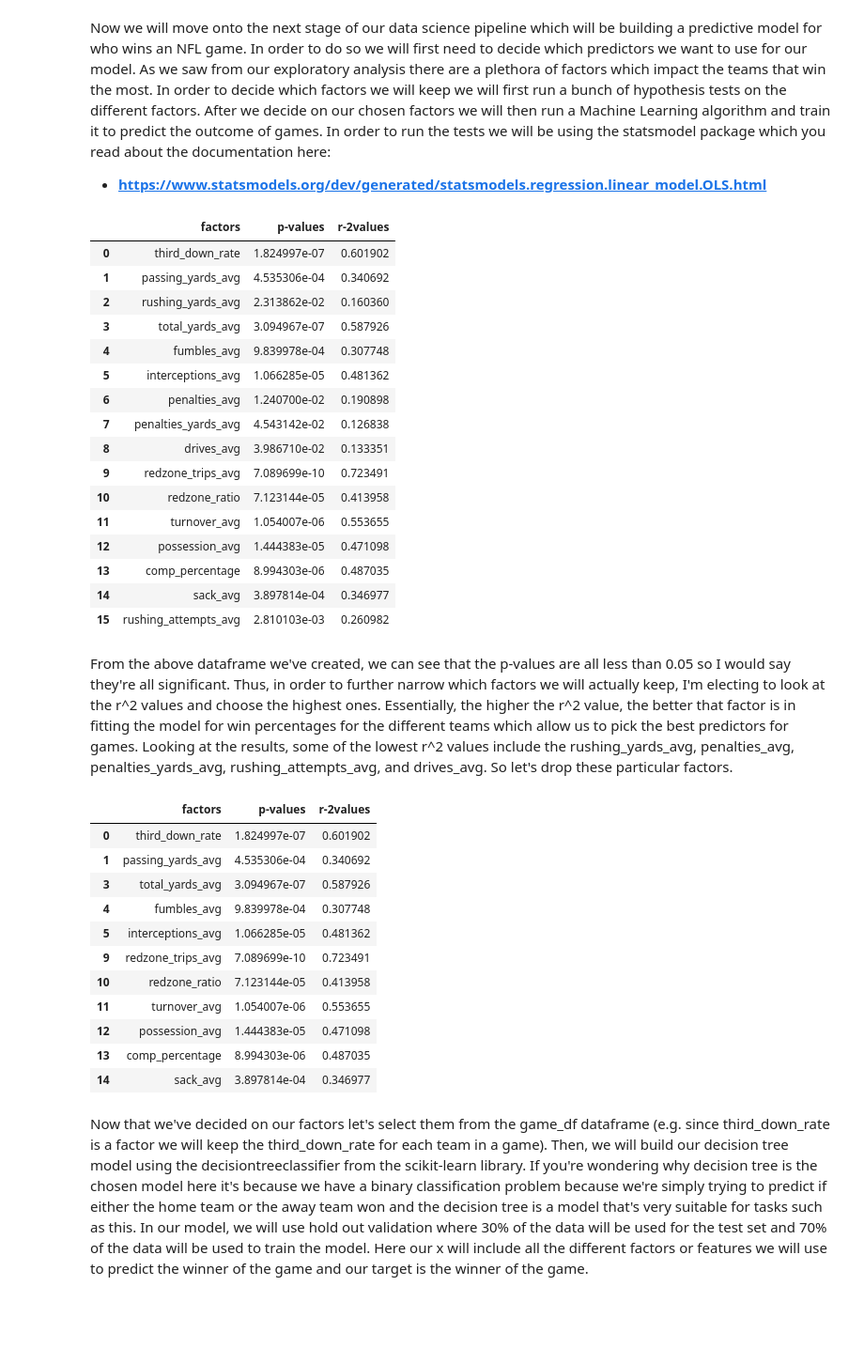
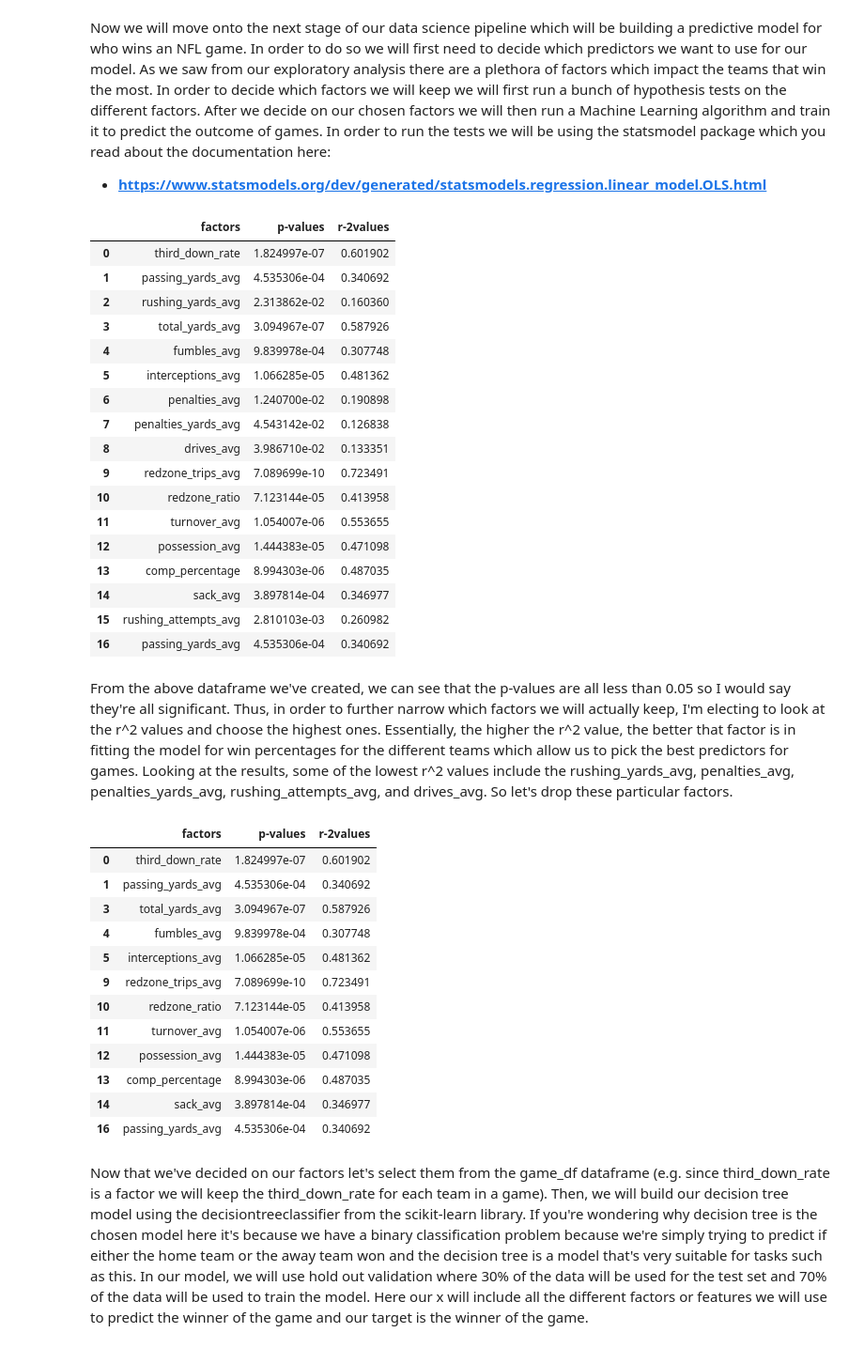
Before and after one commit to BraydenNgo/braydenngo.github.io, a Jupyter notebook: cmsc320finalngo/ngo_final_project (3).ipynb, the cells around one changed output. Shown at 94% size. Cells and saved outputs as stored; diff of their text form; code cells hidden in the pictures; blank space fills up the shorter version.

```diff
--- a/cmsc320finalngo/ngo_final_project (3).ipynb
+++ b/cmsc320finalngo/ngo_final_project (3).ipynb
@@ -1218,7 +1218,7 @@ def hypothesisTest(factor):
 game_factors_df = pd.DataFrame()
 # create a lsit of the different game factors or features we want to run regression on
 game_factors_lst = ['third_down_rate', 'passing_yards_avg', 'rushing_yards_avg', 'total_yards_avg', 'fumbles_avg', 'interceptions_avg', 'penalties_avg', 'penalties_yards_avg', 'drives_avg', 'redzone_trips_avg', 'redzone_ratio',
-                    'turnover_avg', 'possession_avg', 'comp_percentage', 'sack_avg', 'rushing_attempts_avg']
+                    'turnover_avg', 'possession_avg', 'comp_percentage', 'sack_avg', 'rushing_attempts_avg', 'passing_yards_avg']
 # create a separate list for the p values and the r^2 values
 pvalues_lst = []
 r2values_lst = []
@@ -1229,33 +1229,34 @@ for factor in game_factors_lst:
     results = hypothesisTest(factor)
     # add the p value and r^2 value to corresponding list
     pvalues_lst.append(results[0])
     r2values_lst.append(results[1])
 
 # create new dataframe for the different game factors and corresponding p values and r^2 values to be easier to read
 game_factors_df['factors'] = game_factors_lst
 game_factors_df['p-values'] = pvalues_lst
 game_factors_df['r-2values'] = r2values_lst
 
 # output the dataframe
 display(game_factors_df)
 # %% [output]
 |  | factors | p-values | r-2values |
 | 0 | third_down_rate | 1.824997e-07 | 0.601902 |
 | 1 | passing_yards_avg | 4.535306e-04 | 0.340692 |
 | 2 | rushing_yards_avg | 2.313862e-02 | 0.160360 |
 | 3 | total_yards_avg | 3.094967e-07 | 0.587926 |
 | 4 | fumbles_avg | 9.839978e-04 | 0.307748 |
 | 5 | interceptions_avg | 1.066285e-05 | 0.481362 |
 | 6 | penalties_avg | 1.240700e-02 | 0.190898 |
 | 7 | penalties_yards_avg | 4.543142e-02 | 0.126838 |
 | 8 | drives_avg | 3.986710e-02 | 0.133351 |
 | 9 | redzone_trips_avg | 7.089699e-10 | 0.723491 |
 | 10 | redzone_ratio | 7.123144e-05 | 0.413958 |
 | 11 | turnover_avg | 1.054007e-06 | 0.553655 |
 | 12 | possession_avg | 1.444383e-05 | 0.471098 |
 | 13 | comp_percentage | 8.994303e-06 | 0.487035 |
 | 14 | sack_avg | 3.897814e-04 | 0.346977 |
 | 15 | rushing_attempts_avg | 2.810103e-03 | 0.260982 |
+| 16 | passing_yards_avg | 4.535306e-04 | 0.340692 |
 # %% [markdown]
 From the above dataframe we've created, we can see that the p-values are all less than 0.05 so I would say they're all significant. Thus, in order to further narrow which factors we will actually keep, I'm electing to look at the r^2 values and choose the highest ones. Essentially, the higher the r^2 value, the better that factor is in fitting the model for win percentages for the different teams which allow us to pick the best predictors for games. Looking at the results, some of the lowest r^2 values include the rushing_yards_avg, penalties_avg, penalties_yards_avg, rushing_attempts_avg, and drives_avg. So let's drop these particular factors.
 # %%
@@ -1279,6 +1280,7 @@ display(game_factors_df)
 | 12 | possession_avg | 1.444383e-05 | 0.471098 |
 | 13 | comp_percentage | 8.994303e-06 | 0.487035 |
 | 14 | sack_avg | 3.897814e-04 | 0.346977 |
+| 16 | passing_yards_avg | 4.535306e-04 | 0.340692 |
 # %% [markdown]
 Now that we've decided on our factors let's select them from the game_df dataframe (e.g. since third_down_rate is a factor we will keep the third_down_rate for each team in a game). Then, we will build our decision tree model using the decisiontreeclassifier from the scikit-learn library. If you're wondering why decision tree is the chosen model here it's because we have a binary classification problem because we're simply trying to predict if either the home team or the away team won and the decision tree is a model that's very suitable for tasks such as this. In our model, we will use hold out validation where 30% of the data will be used for the test set and 70% of the data will be used to train the model. Here our x will include all the different factors or features we will use to predict the winner of the game and our target is the winner of the game.
 # %% [markdown]
```
Also changed, not shown: parts of 6 cells of this notebook, 1 other file.
